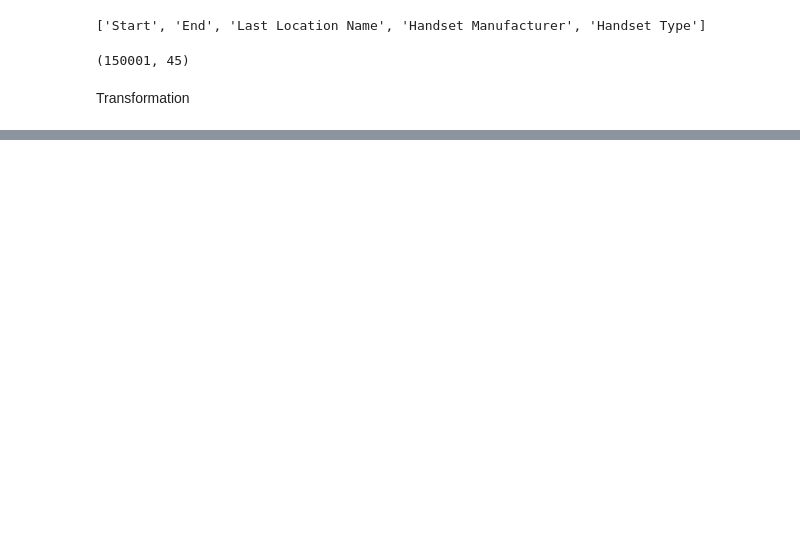
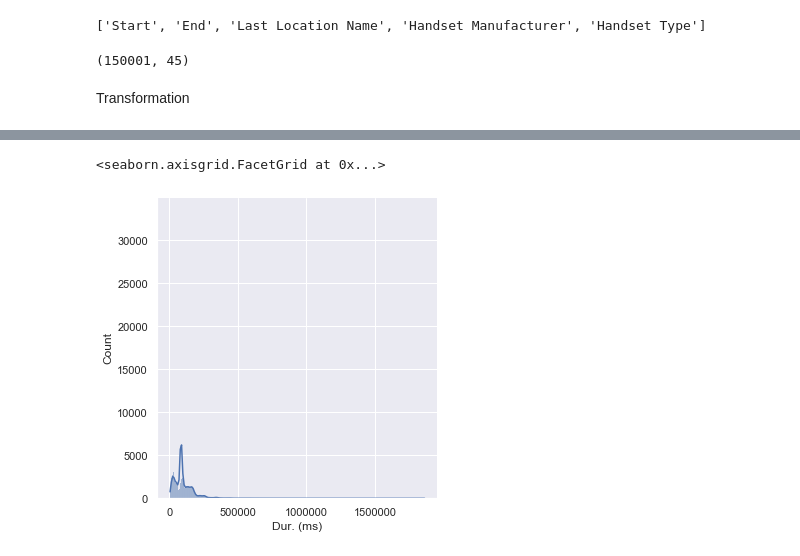
Before and after one commit to DiboraHaile/User-Analytics-in-the-Telecommunication-Industry, a Jupyter notebook: notebooks/dataunderstanding.ipynb, the cells around one changed output, grey strips where cells are left out. Drawn from its saved outputs; the diff is of its cells as text; code cells hidden in the pictures; blank space fills up the shorter version.

```diff
--- a/notebooks/dataunderstanding.ipynb
+++ b/notebooks/dataunderstanding.ipynb
@@ -337,0 +427,5 @@ agg_df = [find_agg(missing_handled,'IMSI',app_name+' total volume (Bytes)' , 'su
+# %%
+sn.displot(data=missing_handled['Dur. (ms)'],  kde=True)
+# %% [output]
+<seaborn.axisgrid.FacetGrid at 0x...>
+[figure, added]
```
Also changed, not shown: parts of 48 cells of this notebook.
